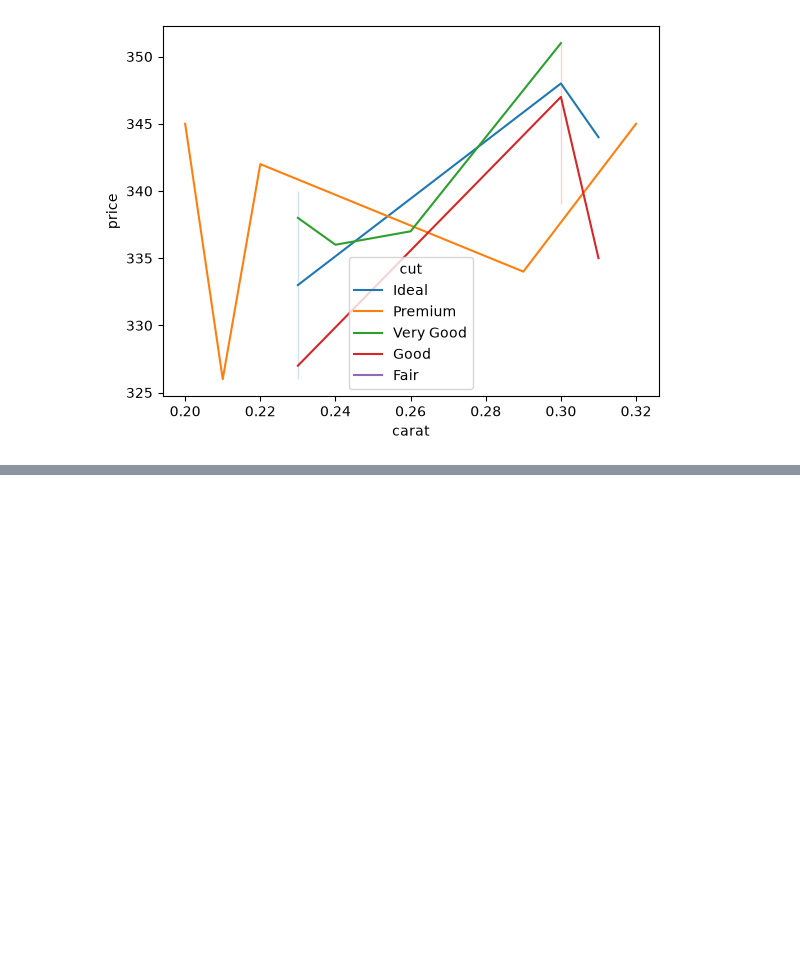
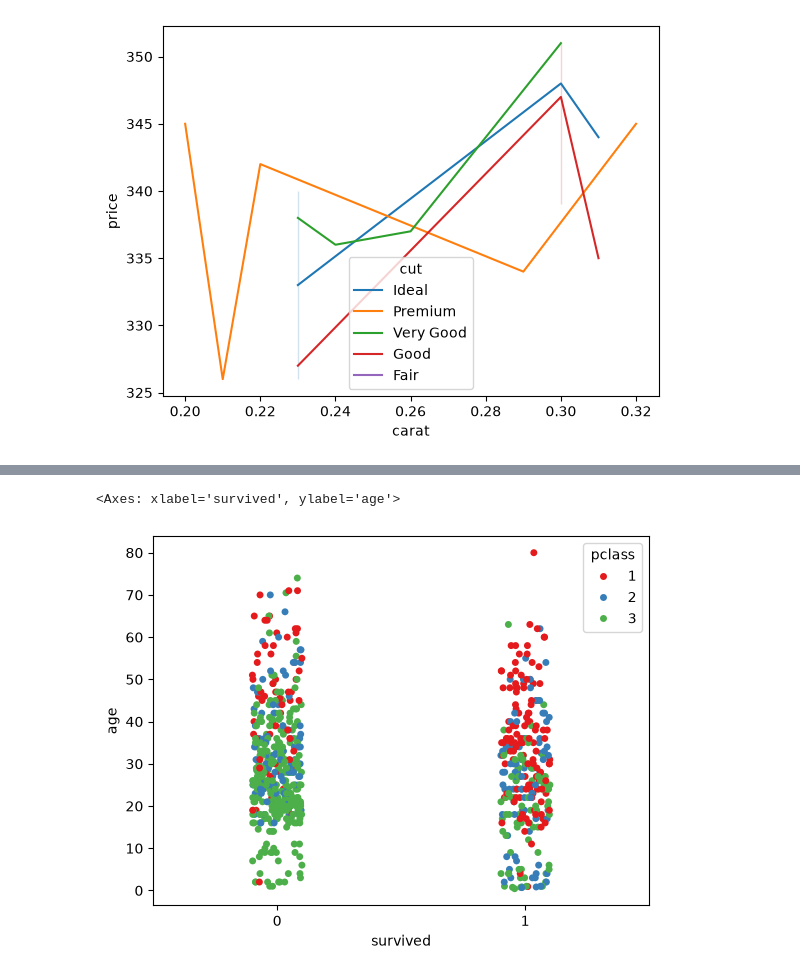
Before and after one commit to adilfarooqkhan-ds/Analytics, a Jupyter notebook: Seaborn/index.ipynb, the cells around one changed output, grey strips where cells are left out. Saved outputs shown, nothing was run; the diff lists cells and outputs as text; code cells hidden in the pictures; blank space fills up the shorter version.

```diff
--- a/Seaborn/index.ipynb
+++ b/Seaborn/index.ipynb
@@ -206,3 +206,5 @@ sns.lineplot(x='carat',y='price',hue='cut',data=dd2)
 # %% [output]
 <Axes: xlabel='carat', ylabel='price'>
 [figure]
+# %%
+d=sns.load_dataset('titanic')
@@ -208,0 +227,5 @@ sns.lineplot(x='carat',y='price',hue='cut',data=dd2)
+# %%
+sns.stripplot(y='age',x='survived',hue='pclass',data=d,palette='Set1')
+# %% [output]
+<Axes: xlabel='survived', ylabel='age'>
+[figure, added]
```
Also changed, not shown: parts of 7 cells of this notebook.
